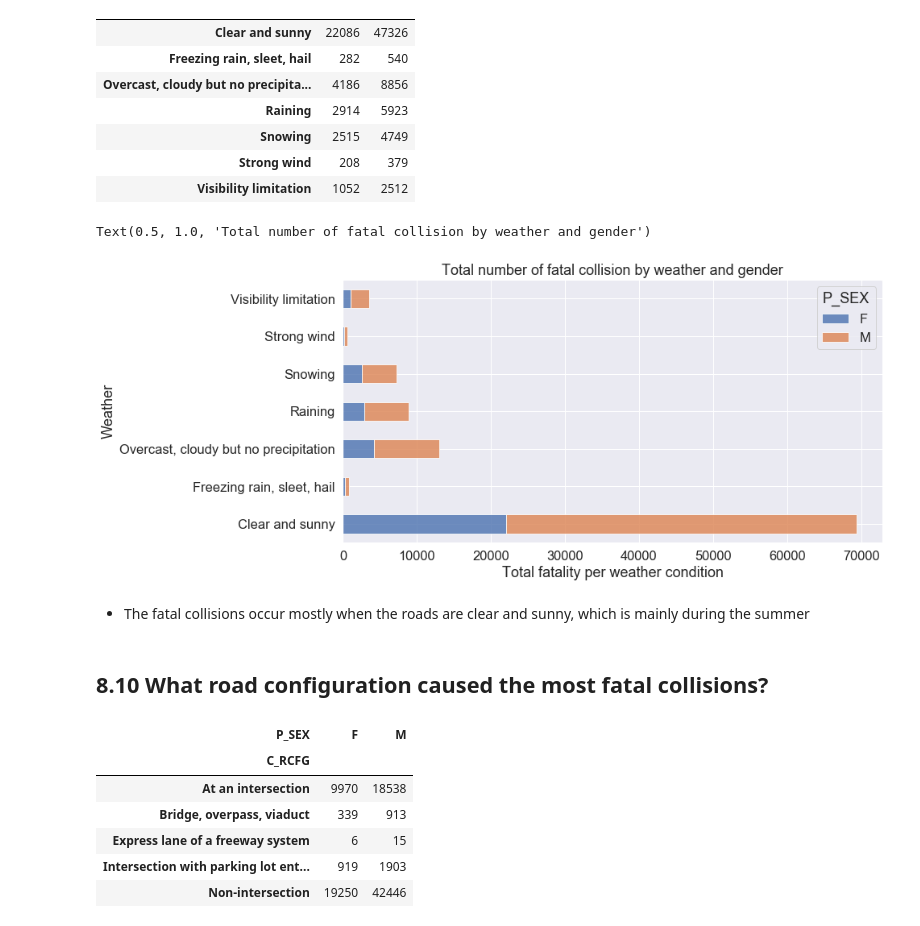
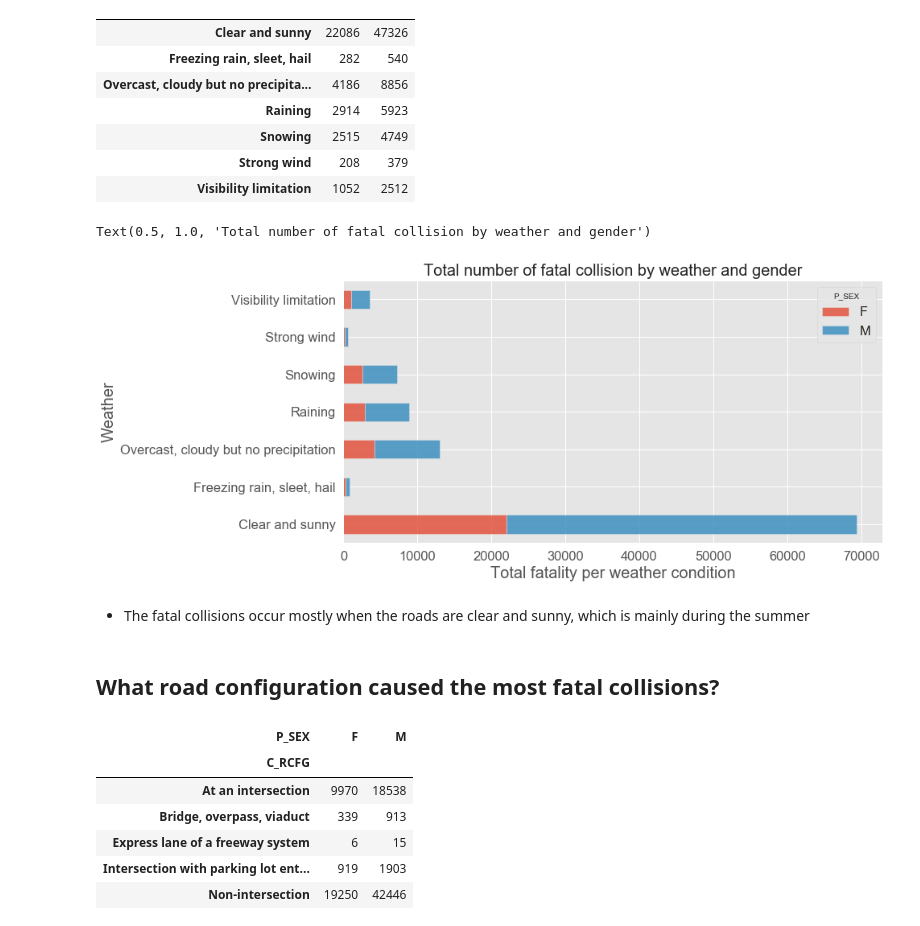
Before and after one commit to jnsofini/Imbalanced-Learning, a Jupyter notebook: JupyterNotebook/Motor-vehicle-collision-full.ipynb, the cells around one changed output. Cells and saved outputs as stored; diff of their text form; code cells hidden in the pictures.

```diff
--- a/JupyterNotebook/Motor-vehicle-collision-full.ipynb
+++ b/JupyterNotebook/Motor-vehicle-collision-full.ipynb
@@ -999,19 +1002,21 @@ plt.savefig('fig4.png')
 # Set figure size and subplots
 fig = plt.figure(figsize = (18,6))
 sns.set(font_scale = 1.5)
+plt.style.use('ggplot')
+
 
 ax = fig.add_subplot(1,2,1)
-ax.set_xlabel('Vehicle Model Year')
-ax.set_ylabel('Density')
+ax.set_xlabel('Vehicle Model Year', fontsize =20)
+ax.set_ylabel('Density', fontsize =20)
 
 ax1 = fig.add_subplot(1,2,2)
-ax1.set_xlabel('Vehicle Model Year')
-ax1.set_ylabel('Density')
+ax1.set_xlabel('Vehicle Model Year', fontsize =20)
+ax1.set_ylabel('Density', fontsize =20)
 
 # Plot figures
 g = sns.FacetGrid(data = df.dropna(), hue = 'C_SEV')
 g.map(sns.kdeplot, 'V_YEAR', shade = True, ax = ax)
-ax.legend(title = 'Fatality')
+ax.legend(title = 'FATALITY')
 plt.close(2)
 
 g1 = sns.FacetGrid(data = df.dropna(), hue = 'P_SEX')
@@ -1019,6 +1024,6 @@ g1.map(sns.kdeplot, 'V_YEAR', shade = True, ax = ax1)
 ax1.legend(title = 'P_SEX')
 plt.close(2)
 title = fig.suptitle('Vehicle Model Year Distribution by Fatality (left panel)  and Sex (right panel)',
-                     ha ='center')
+                     ha ='center', fontsize =20)
 plt.savefig('fig5.png')
 # %% [output]
@@ -1052,15 +1057,15 @@ table_day
 | Wednesday | 3912 | 8670 |
 # %%
 # Set figure size
-fig, ax = plt.subplots(figsize = (12,6))
 sns.set(font_scale = 1.5)
+plt.style.use('ggplot')
 
 # Plot figure
 order = ['Monday', 'Tuesday', 'Wednesday', 'Thursday','Friday','Saturday','Sunday']
-table_day.loc[order].plot(kind = 'barh', stacked = True,ax = ax, alpha =0.8)
-plt.xlabel('Total fatality per day')
-plt.ylabel('Day of week')
+table_day.loc[order].plot(kind = 'barh', stacked = True,figsize = (12,6), alpha =0.8)
+plt.xlabel('Total fatality per day',fontsize =20)
+plt.ylabel('Day of week',fontsize =20)
 plt.legend(title = 'P_SEX')
-plt.title('Total number of fatal collision by day and gender')
+plt.title('Total number of fatal collision by day and gender',fontsize =20)
 # %% [output]
 Text(0.5, 1.0, 'Total number of fatal collision by day and gender')
@@ -1090,17 +1095,17 @@ table_month
 | october | 2915 | 6534 |
 # %%
 # Set figure size
-fig, ax = plt.subplots(figsize = (12,6))
 sns.set(font_scale = 1.5)
+plt.style.use('ggplot')
 
 order =['January','February','March', 'April','May', 'June',
     'July','August','September', 'october','November','December']
 
 # Plot figure
-table_month.loc[order].plot(kind = 'barh', stacked = True, ax = ax, alpha =0.8)
-plt.ylabel('Month')
-plt.xlabel('Total fatality per month')
+table_month.loc[order].plot(kind = 'barh', stacked = True, figsize = (12,6), alpha =0.8)
+plt.ylabel('Month', fontsize =20)
+plt.xlabel('Total fatality per month', fontsize =20)
 plt.legend(title = 'P_SEX')
-plt.title('Total number of fatal collision by month and gender')
+plt.title('Total number of fatal collision by month and gender', fontsize =20)
 # %% [output]
 Text(0.5, 1.0, 'Total number of fatal collision by month and gender')
@@ -1124,22 +1129,21 @@ table_weather
 | Visibility limitation | 1052 | 2512 |
 # %%
 # Set figure size
-fig, ax = plt.subplots(figsize = (12,6))
 sns.set(font_scale = 1.5)
-
+plt.style.use('ggplot')
 # Plot figure
-table_weather.plot(kind = 'barh', stacked = True,ax = ax, alpha =0.8)
-plt.ylabel('Weather')
-plt.xlabel('Total fatality per weather condition')
+table_weather.plot(kind = 'barh', stacked = True,figsize = (12,6), alpha =0.8)
+plt.ylabel('Weather', fontsize=20)
+plt.xlabel('Total fatality per weather condition', fontsize=20)
 plt.legend(title = 'P_SEX')
-plt.title('Total number of fatal collision by weather and gender')
+plt.title('Total number of fatal collision by weather and gender', fontsize=20)
 # %% [output]
 Text(0.5, 1.0, 'Total number of fatal collision by weather and gender')
-[figure, old version]
+[figure, new version]
 # %% [markdown]
 - The fatal collisions occur mostly when the roads are clear and sunny, which is mainly during the summer
 # %% [markdown]
-## 8.10 What road configuration caused the most fatal collisions?
+##  What road configuration caused the most fatal collisions?
 # %%
 table_road = df.pivot_table('C_SEV', index = 'C_RCFG', columns = 'P_SEX', aggfunc = 'sum')
 table_road
```
Also changed, not shown: parts of 32 cells of this notebook, 6 other files.
